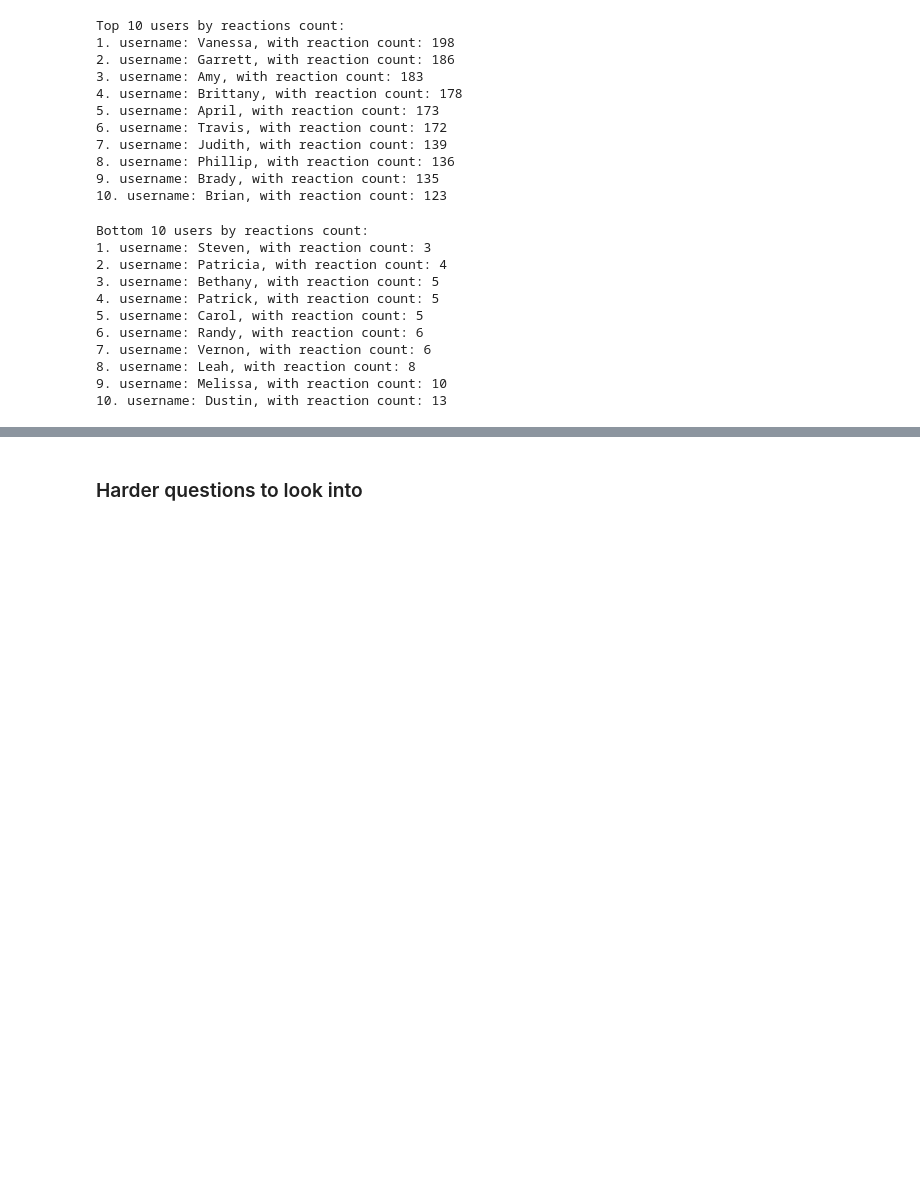
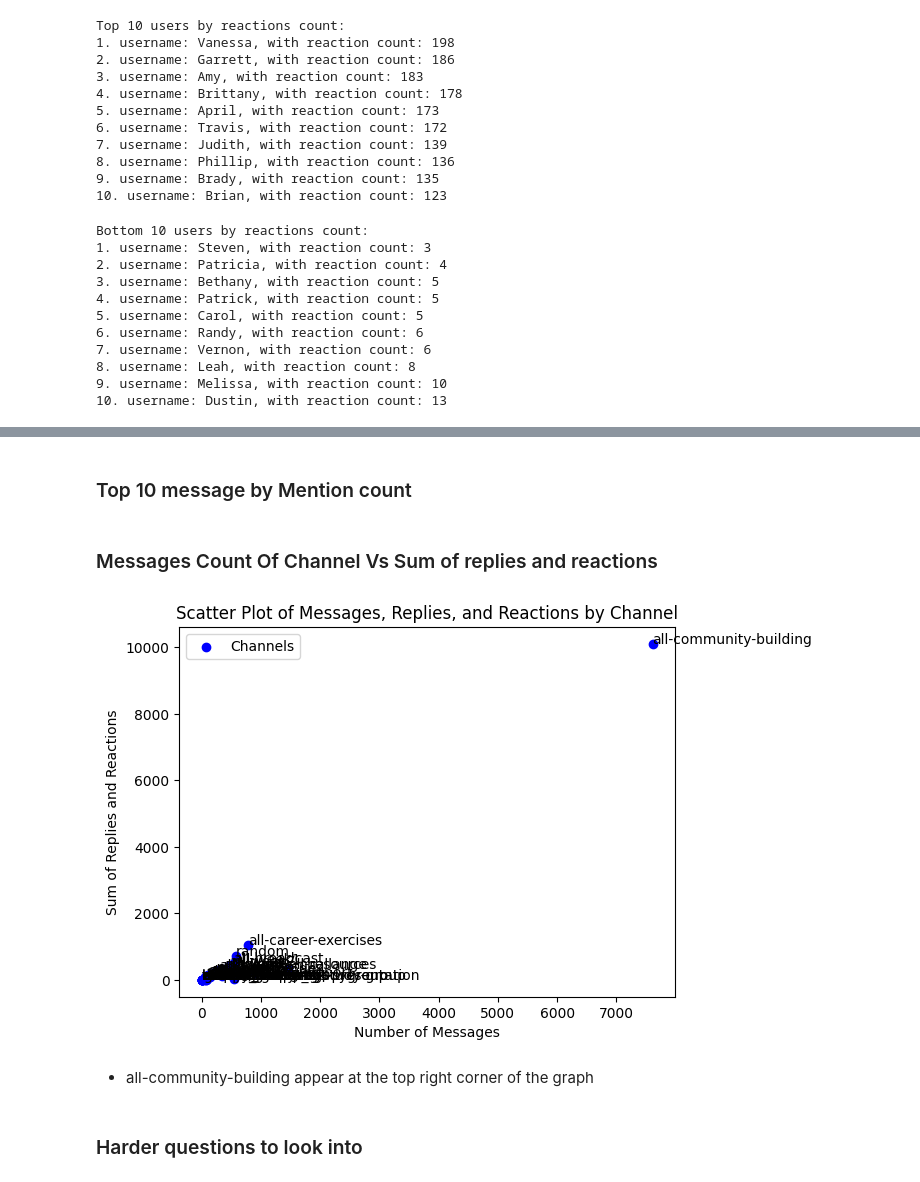
Before and after one commit to birehan/Slack-Messages-Analysis, a Jupyter notebook: notebooks/parse_slack_data.ipynb, the cells around one changed output, grey strips where cells are left out. Cells and saved outputs as stored; diff of their text form; code cells hidden in the pictures; blank space fills up the shorter version.

Commit message:
feat: top 10 messages based on replies, top 10 message based on reactions and graph fo channel with highest activity

```diff
--- a/notebooks/parse_slack_data.ipynb
+++ b/notebooks/parse_slack_data.ipynb
@@ -294,0 +355,2 @@ Bottom 10 users by reactions count:
+# %% [markdown]
+### Top 10 message by Mention count
@@ -295,3 +363,50 @@ Bottom 10 users by reactions count:
+# %% [markdown]
+### Messages Count Of Channel Vs Sum of replies and reactions
+# %%
+list_of_dfs = []
+x_axis_message_count = {}
+y_axis_reply_reaction_count = {}
+
+for channel in all_channels:
+    replay_df, _ = data_loader.slack_parser(f"../data/{channel["name"]}")
+    reaction_df = data_loader.parse_slack_reaction(f"../data/{channel["name"]}", channel["name"])
+
+    list_of_dfs.append(df)
+
+    total_reply_count = replay_df['reply_count'].sum()
+    total_reaction_count = reaction_df['reaction_count'].sum()
+
+    x_axis_message_count[channel["name"]] = len(replay_df)
+    y_axis_reply_reaction_count[channel["name"]] = total_reply_count + total_reaction_count
+
+
+# print(x_axis_message_count, y_axis_reply_reaction_count)
+# %%
+channels = list(x_axis_message_count.keys())
+x_values = list(x_axis_message_count.values())
+y_values = list(y_axis_reply_reaction_count.values())
+
+# Scatter plot
+plt.scatter(x_values, y_values, c='blue', label='Channels')
+
+# Add labels and title
+plt.xlabel('Number of Messages')
+plt.ylabel('Sum of Replies and Reactions')
+plt.title('Scatter Plot of Messages, Replies, and Reactions by Channel')
+
+# Add channel labels
+for i, channel in enumerate(channels):
+    plt.annotate(channel, (x_values[i], y_values[i]))
+
+# Show legend
+plt.legend()
+
+# Show the plot
+plt.show()
+# %% [output]
+[figure, added]
+# %% [markdown]
+- all-community-building appear at the top right corner of the graph
 # %%
 # Visualize reply counts per user per channel
 # %%
```
Also changed, not shown: parts of 5 cells of this notebook, 2 other files.
